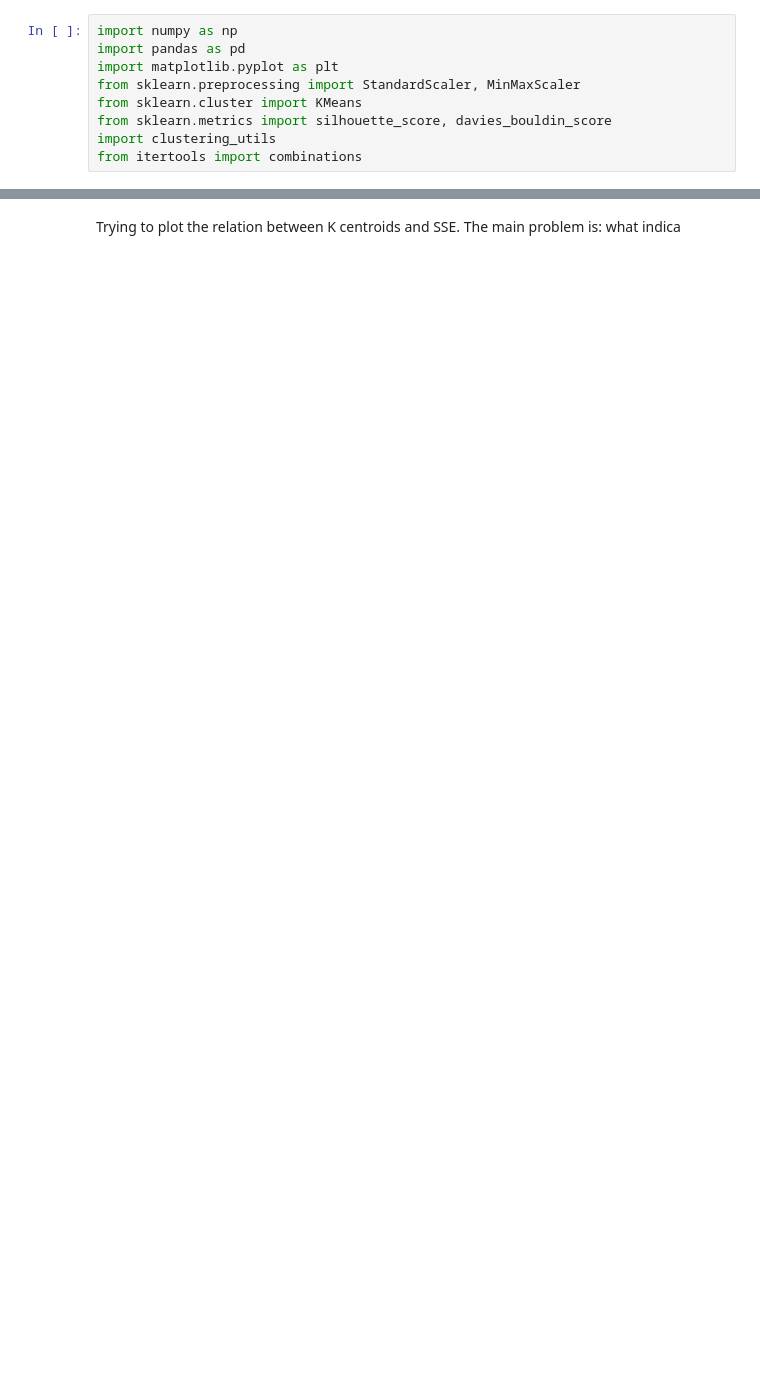
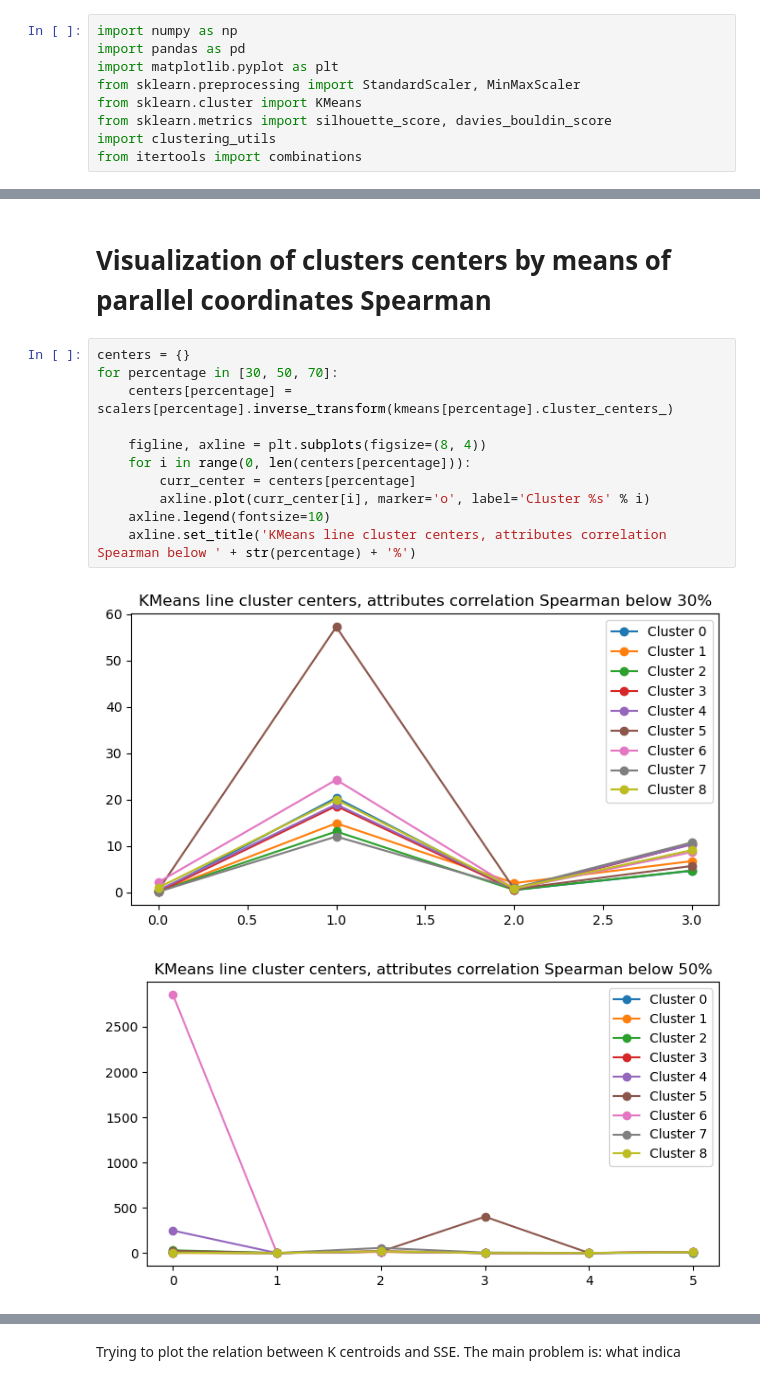
Before and after one commit to The-seven-dwarfs/DataMining-Group7, a Jupyter notebook: 2.1-K_means_clustering.ipynb, the cells around one changed output, grey strips where cells are left out. Cells and saved outputs as stored; diff of their text form; blank space fills up the shorter version.

```diff
--- a/2.1-K_means_clustering.ipynb
+++ b/2.1-K_means_clustering.ipynb
@@ -103,0 +94,16 @@ Separation 0.6103808914270601
+# %% [markdown]
+# Visualization of clusters centers by means of parallel coordinates Spearman
+# %%
+centers = {}
+for percentage in [30, 50, 70]:
+    centers[percentage] = scalers[percentage].inverse_transform(kmeans[percentage].cluster_centers_)
+
+    figline, axline = plt.subplots(figsize=(8, 4))
+    for i in range(0, len(centers[percentage])):
+        curr_center = centers[percentage]
+        axline.plot(curr_center[i], marker='o', label='Cluster %s' % i)
+    axline.legend(fontsize=10)
+    axline.set_title('KMeans line cluster centers, attributes correlation Spearman below ' + str(percentage) + '%')
+# %% [output]
+[figure, added]
+[figure, added]
```
Also changed, not shown: parts of 27 cells of this notebook, 1 other file.
